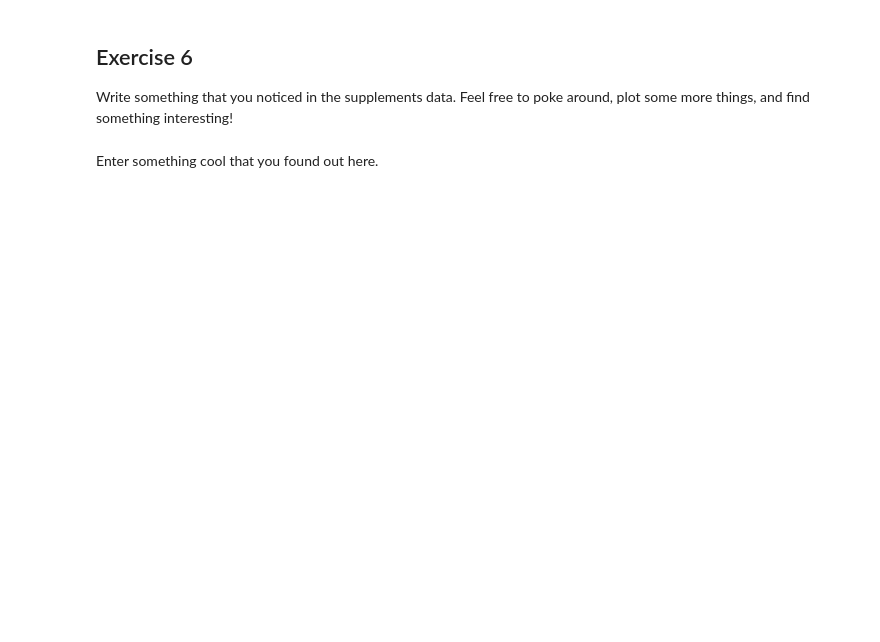
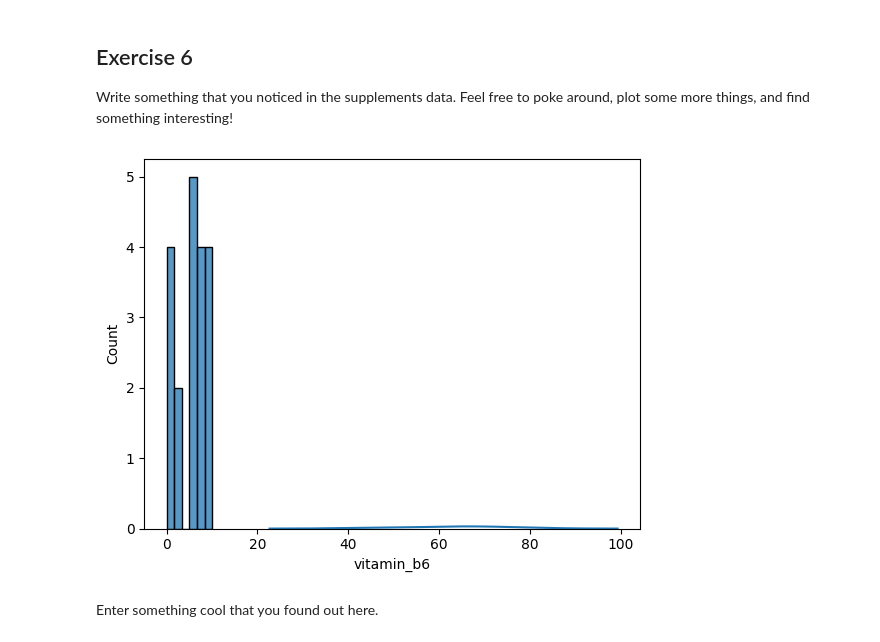
Before and after one commit to Tarotar30127/cs180, a Jupyter notebook: labs/03-pandas.ipynb, the cells around one changed output. Cells and saved outputs as stored; diff of their text form; code cells hidden in the pictures; blank space fills up the shorter version.

```diff
--- a/labs/03-pandas.ipynb
+++ b/labs/03-pandas.ipynb
@@ -236,2 +286,11 @@ Write something that you noticed in the supplements data. Feel free to poke arou
+# %%
+# Exploratory Data Analysis
+import seaborn as sns
+df = pd.read_csv('supplements.csv')
+sns.histplot(data=df, x='vitamin_b6')
+sns.kdeplot(data=df, x='vitamin_c')
+plt.show()
+# %% [output]
+[figure, added]
 # %% [markdown]
 Enter something cool that you found out here.
```
Also changed, not shown: parts of 24 cells of this notebook.
